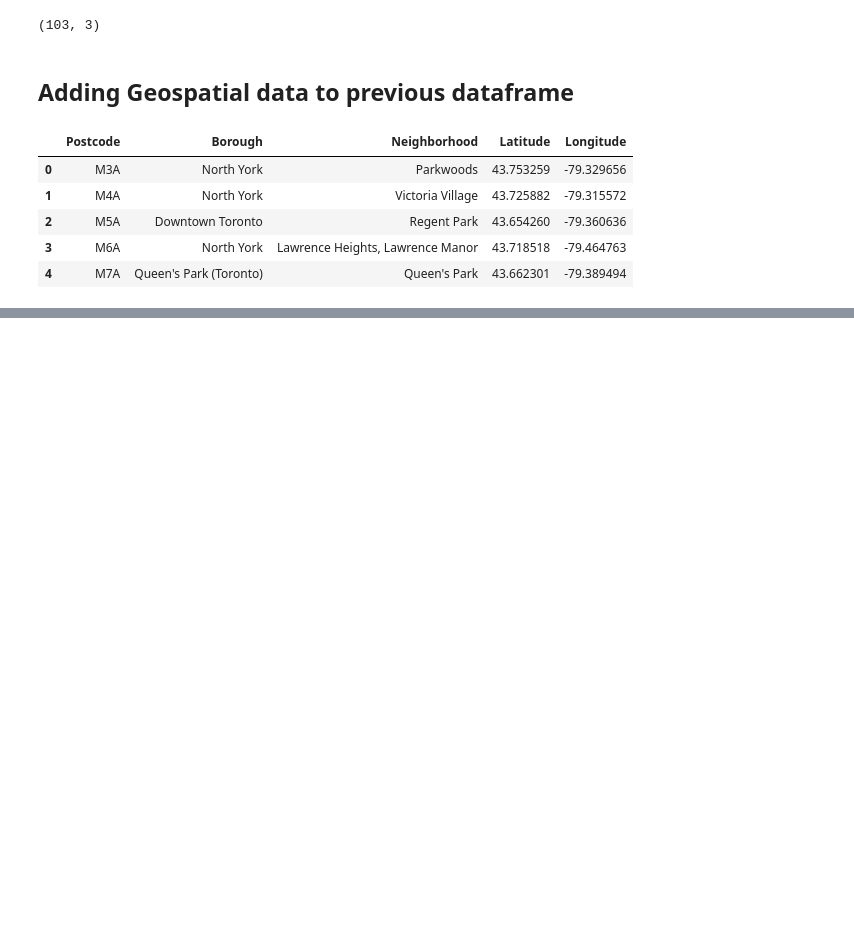
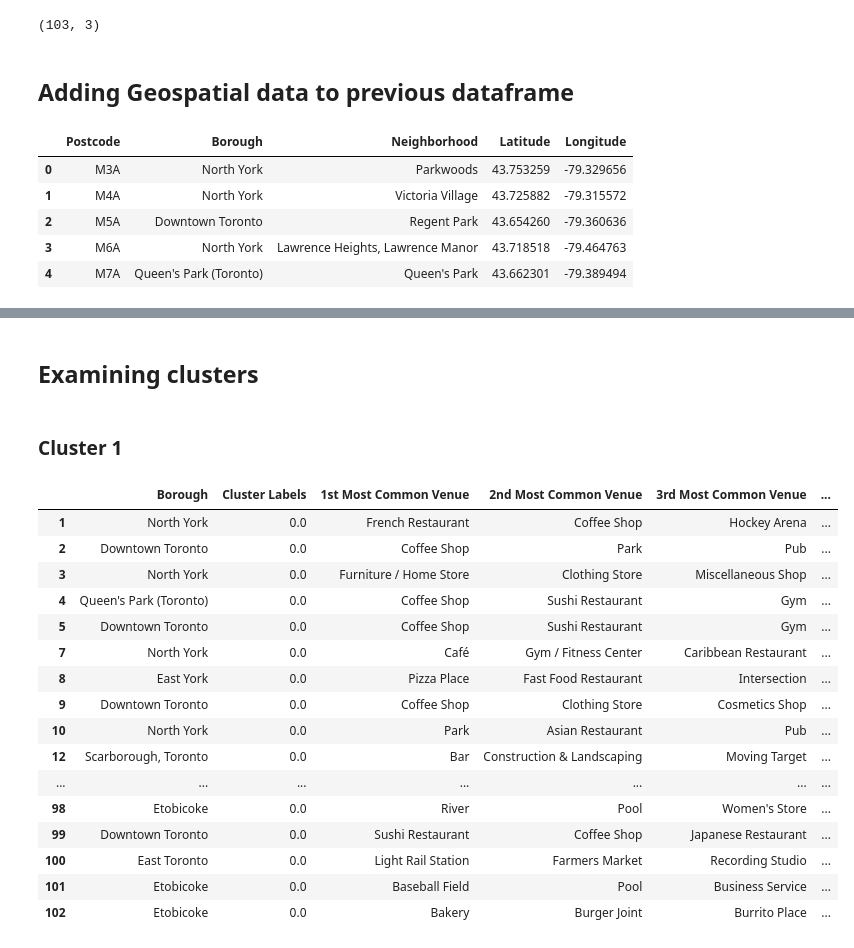
Before and after one commit to shaoni11/Coursera_Capstone, a Jupyter notebook: toronto file.ipynb, the cells around one changed output, grey strips where cells are left out. Saved outputs shown, nothing was run; the diff lists cells and outputs as text; code cells hidden in the pictures; blank space fills up the shorter version.

Commit message:
Published from Watson Studio. The final Code push

```diff
--- a/toronto file.ipynb
+++ b/toronto file.ipynb
@@ -156,0 +444,12 @@ toronto_data.head()
+# %%
+num_top_venues = 10
+
+for hood in toronto_grouped['Neighborhood']:
+    print("----"+hood+"----")
+    temp = toronto_grouped[toronto_grouped['Neighborhood'] == hood].T.reset_index()
+    temp.columns = ['venue','freq']
+    temp = temp.iloc[1:]
+    temp['freq'] = temp['freq'].astype(float)
+    temp = temp.round({'freq': 2})
+    print(temp.sort_values('freq', ascending=False).reset_index(drop=True).head(num_top_venues))
+    print('\n')
@@ -156,0 +474,6 @@ toronto_data.head()
+# %%
+def return_most_common_venues(row, num_top_venues):
+    row_categories = row.iloc[1:]
+    row_categories_sorted = row_categories.sort_values(ascending=False)
+
+    return row_categories_sorted.index.values[0:num_top_venues]
@@ -156,0 +511,11 @@ toronto_data.head()
+# %%
+# set number of clusters
+kclusters = 5
+
+toronto_grouped_clustering = toronto_grouped.drop('Neighborhood', 1)
+
+# run k-means clustering
+kmeans = KMeans(n_clusters=kclusters, random_state=0).fit(toronto_grouped_clustering)
+
+# check cluster labels generated for each row in the dataframe
+kmeans.labels_[0:10]
@@ -156,0 +524,13 @@ toronto_data.head()
+# %%
+# add clustering labels
+neighborhoods_venues_sorted.insert(0, 'Cluster Labels', kmeans.labels_)
+
+toronto_new = toronto_data
+
+# merge toronto_grouped with toronto_data to add latitude/longitude for each neighborhood
+toronto_new = toronto_new.join(neighborhoods_venues_sorted.set_index('Neighborhood'), on='Neighborhood')
+
+
+
+# check the last columns!
+toronto_new.head()
@@ -156,0 +568,24 @@ toronto_data.head()
+# %% [markdown]
+## Examining clusters
+# %% [markdown]
+### Cluster 1
+# %%
+toronto_new.loc[toronto_new['Cluster Labels'] == 0, toronto_new.columns[[1] + list(range(5, toronto_new.shape[1]))]]
+# %% [output]
+|  | Borough | Cluster Labels | 1st Most Common Venue | 2nd Most Common Venue | 3rd Most Common Venue | ... |
+| 1 | North York | 0.0 | French Restaurant | Coffee Shop | Hockey Arena | ... |
+| 2 | Downtown Toronto | 0.0 | Coffee Shop | Park | Pub | ... |
+| 3 | North York | 0.0 | Furniture / Home Store | Clothing Store | Miscellaneous Shop | ... |
+| 4 | Queen's Park (Toronto) | 0.0 | Coffee Shop | Sushi Restaurant | Gym | ... |
+| 5 | Downtown Toronto | 0.0 | Coffee Shop | Sushi Restaurant | Gym | ... |
+| 7 | North York | 0.0 | Café | Gym / Fitness Center | Caribbean Restaurant | ... |
+| 8 | East York | 0.0 | Pizza Place | Fast Food Restaurant | Intersection | ... |
+| 9 | Downtown Toronto | 0.0 | Coffee Shop | Clothing Store | Cosmetics Shop | ... |
+| 10 | North York | 0.0 | Park | Asian Restaurant | Pub | ... |
+| 12 | Scarborough, Toronto | 0.0 | Bar | Construction & Landscaping | Moving Target | ... |
+| ... | ... | ... | ... | ... | ... | ... |
+| 98 | Etobicoke | 0.0 | River | Pool | Women's Store | ... |
+| 99 | Downtown Toronto | 0.0 | Sushi Restaurant | Coffee Shop | Japanese Restaurant | ... |
+| 100 | East Toronto | 0.0 | Light Rail Station | Farmers Market | Recording Studio | ... |
+| 101 | Etobicoke | 0.0 | Baseball Field | Pool | Business Service | ... |
+| 102 | Etobicoke | 0.0 | Bakery | Burger Joint | Burrito Place | ... |
```
Also changed, not shown: parts of 41 cells of this notebook.
